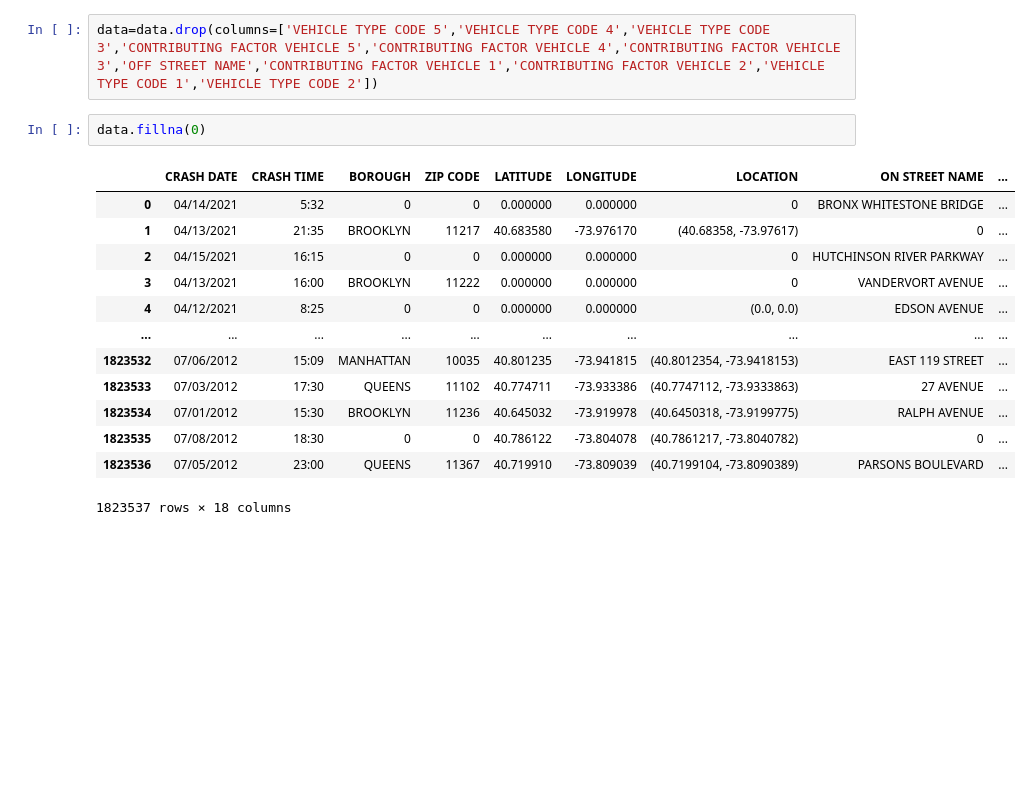
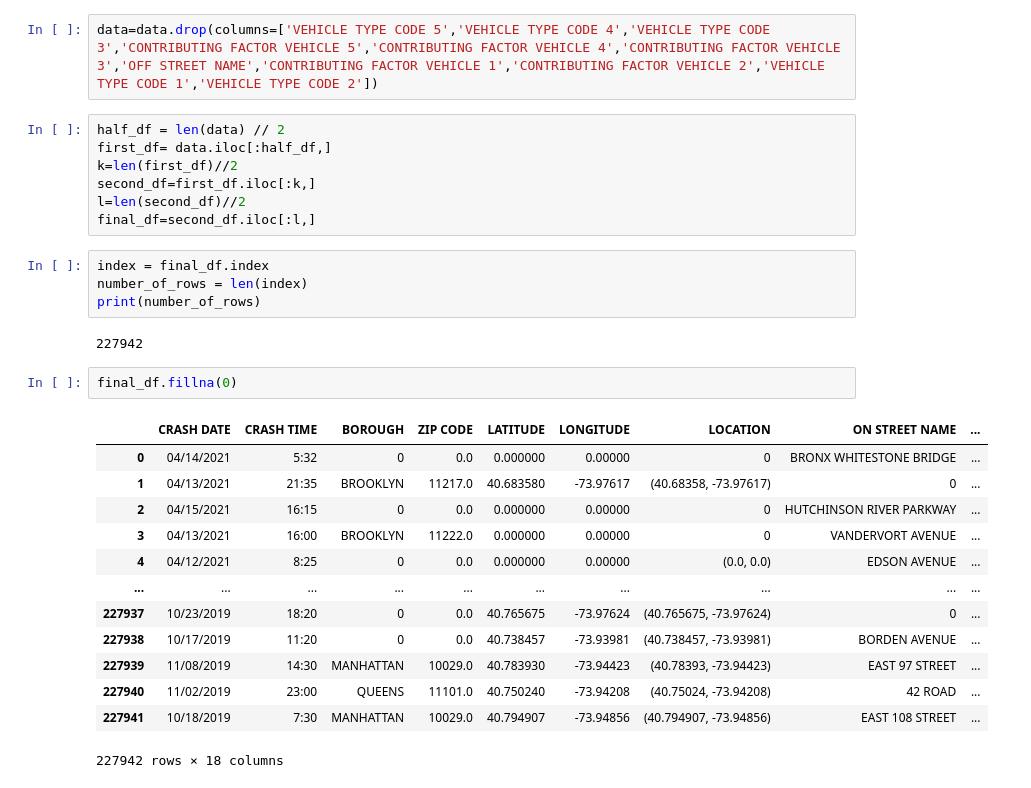
Before and after one commit to sudheendrakatikar/cmpe255-project, a Jupyter notebook: maincode.ipynb, the cells around one changed output. Cells and saved outputs as stored; diff of their text form; blank space fills up the shorter version.

```diff
--- a/maincode.ipynb
+++ b/maincode.ipynb
@@ -209,20 +209,33 @@ VEHICLE TYPE CODE 5              1816552
 dtype: int64
 # %%
 data=data.drop(columns=['VEHICLE TYPE CODE 5','VEHICLE TYPE CODE 4','VEHICLE TYPE CODE 3','CONTRIBUTING FACTOR VEHICLE 5','CONTRIBUTING FACTOR VEHICLE 4','CONTRIBUTING FACTOR VEHICLE 3','OFF STREET NAME','CONTRIBUTING FACTOR VEHICLE 1','CONTRIBUTING FACTOR VEHICLE 2','VEHICLE TYPE CODE 1','VEHICLE TYPE CODE 2'])
+# %%
+half_df = len(data) // 2
+first_df= data.iloc[:half_df,]
+k=len(first_df)//2
+second_df=first_df.iloc[:k,]
+l=len(second_df)//2
+final_df=second_df.iloc[:l,]
+# %%
+index = final_df.index
+number_of_rows = len(index)
+print(number_of_rows)
+# %% [output]
+227942
 # %%
-data.fillna(0)
+final_df.fillna(0)
 # %% [output]
 |  | CRASH DATE | CRASH TIME | BOROUGH | ZIP CODE | LATITUDE | LONGITUDE | LOCATION | ON STREET NAME | ... |
-| 0 | 04/14/2021 | 5:32 | 0 | 0 | 0.000000 | 0.000000 | 0 | BRONX WHITESTONE BRIDGE | ... |
-| 1 | 04/13/2021 | 21:35 | BROOKLYN | 11217 | 40.683580 | -73.976170 | (40.68358, -73.97617) | 0 | ... |
-| 2 | 04/15/2021 | 16:15 | 0 | 0 | 0.000000 | 0.000000 | 0 | HUTCHINSON RIVER PARKWAY | ... |
-| 3 | 04/13/2021 | 16:00 | BROOKLYN | 11222 | 0.000000 | 0.000000 | 0 | VANDERVORT AVENUE | ... |
-| 4 | 04/12/2021 | 8:25 | 0 | 0 | 0.000000 | 0.000000 | (0.0, 0.0) | EDSON AVENUE | ... |
+| 0 | 04/14/2021 | 5:32 | 0 | 0.0 | 0.000000 | 0.00000 | 0 | BRONX WHITESTONE BRIDGE | ... |
+| 1 | 04/13/2021 | 21:35 | BROOKLYN | 11217.0 | 40.683580 | -73.97617 | (40.68358, -73.97617) | 0 | ... |
+| 2 | 04/15/2021 | 16:15 | 0 | 0.0 | 0.000000 | 0.00000 | 0 | HUTCHINSON RIVER PARKWAY | ... |
+| 3 | 04/13/2021 | 16:00 | BROOKLYN | 11222.0 | 0.000000 | 0.00000 | 0 | VANDERVORT AVENUE | ... |
+| 4 | 04/12/2021 | 8:25 | 0 | 0.0 | 0.000000 | 0.00000 | (0.0, 0.0) | EDSON AVENUE | ... |
 | ... | ... | ... | ... | ... | ... | ... | ... | ... | ... |
-| 1823532 | 07/06/2012 | 15:09 | MANHATTAN | 10035 | 40.801235 | -73.941815 | (40.8012354, -73.9418153) | EAST 119 STREET | ... |
-| 1823533 | 07/03/2012 | 17:30 | QUEENS | 11102 | 40.774711 | -73.933386 | (40.7747112, -73.9333863) | 27 AVENUE | ... |
-| 1823534 | 07/01/2012 | 15:30 | BROOKLYN | 11236 | 40.645032 | -73.919978 | (40.6450318, -73.9199775) | RALPH AVENUE | ... |
-| 1823535 | 07/08/2012 | 18:30 | 0 | 0 | 40.786122 | -73.804078 | (40.7861217, -73.8040782) | 0 | ... |
-| 1823536 | 07/05/2012 | 23:00 | QUEENS | 11367 | 40.719910 | -73.809039 | (40.7199104, -73.8090389) | PARSONS BOULEVARD | ... |
+| 227937 | 10/23/2019 | 18:20 | 0 | 0.0 | 40.765675 | -73.97624 | (40.765675, -73.97624) | 0 | ... |
+| 227938 | 10/17/2019 | 11:20 | 0 | 0.0 | 40.738457 | -73.93981 | (40.738457, -73.93981) | BORDEN AVENUE | ... |
+| 227939 | 11/08/2019 | 14:30 | MANHATTAN | 10029.0 | 40.783930 | -73.94423 | (40.78393, -73.94423) | EAST 97 STREET | ... |
+| 227940 | 11/02/2019 | 23:00 | QUEENS | 11101.0 | 40.750240 | -73.94208 | (40.75024, -73.94208) | 42 ROAD | ... |
+| 227941 | 10/18/2019 | 7:30 | MANHATTAN | 10029.0 | 40.794907 | -73.94856 | (40.794907, -73.94856) | EAST 108 STREET | ... |
-1823537 rows × 18 columns
+227942 rows × 18 columns
 # %%
```
Also changed, not shown: parts of 14 cells of this notebook.
